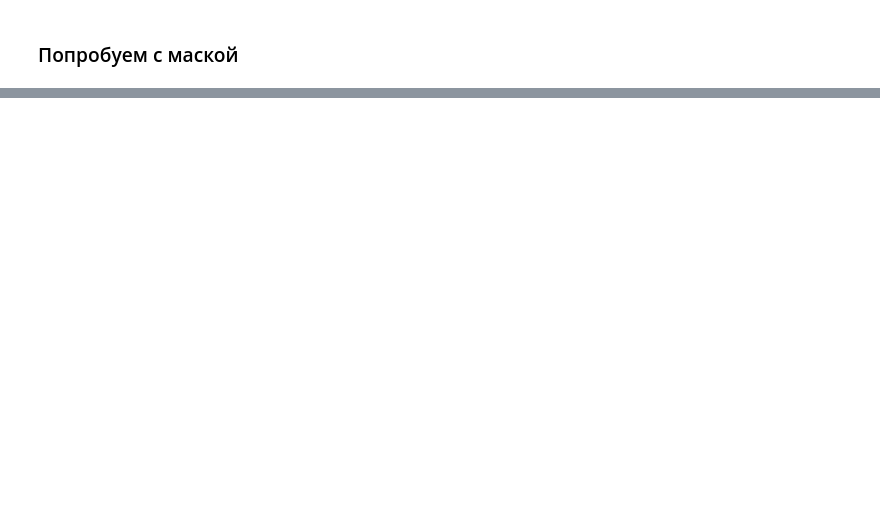
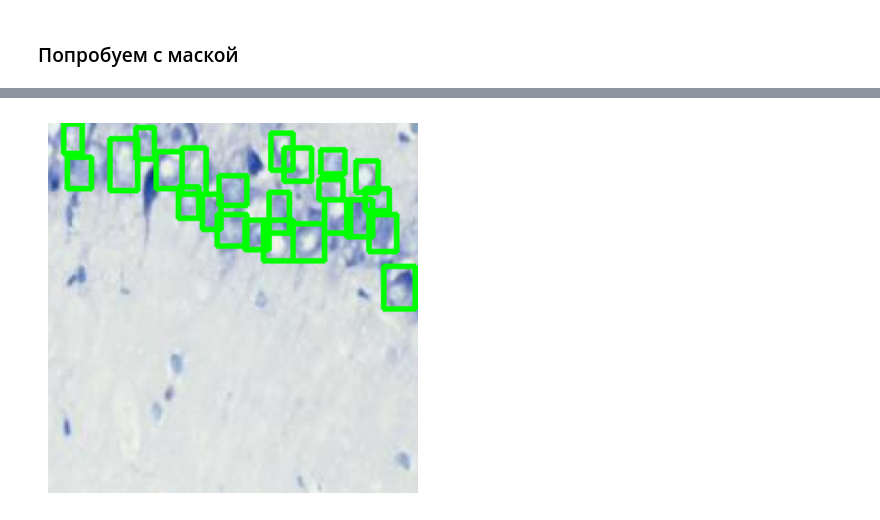
Before and after one commit to ReDanBorn/Neuron.v4i.yolov8_640_Ruslan2, a Jupyter notebook: Cut.ipynb, the cells around one changed output, grey strips where cells are left out. Drawn from its saved outputs; the diff is of its cells as text; code cells hidden in the pictures; blank space fills up the shorter version.

```diff
--- a/Cut.ipynb
+++ b/Cut.ipynb
@@ -27,6 +31,8 @@ def parse_yolo_annotation(annotation_file, image_path):
             annotations.append((x1, y1, x2, y2))
 
     return annotations
+# %%
+annotation = parse_yolo_annotation(annotation_file, image_path)
 # %%
 def crop_annotated_regions(image_path, annotation_file, output_folder):
 
@@ -181,0 +319,87 @@ True
+# %%
+import cv2
+import numpy as np
+import random
+
+# Вычисление соотношения пикселей к миллиметрам
+pixel_to_mm_ratio = (pixel_width_um / 1000) / image_width_px
+
+# Функция для преобразования пикселей в миллиметры
+def pixel_to_mm(x_pixel, y_pixel):
+    x_mm = x_pixel * pixel_to_mm_ratio
+    y_mm = y_pixel * pixel_to_mm_ratio
+    return x_mm, y_mm
+
+# Загрузка изображения
+image = cv2.imread(image_path)
+
+# Выполнение линейной регрессии
+p = np.polyfit(x_values, y_values, 2)
+
+
+# Создаем массив значений X для которых будем вычислять Y на линии тренда
+x_trend = np.linspace(min(x_values), max(x_values), 100)
+
+# Вычисляем значения Y на линии тренда с использованием полинома
+y_trend = np.polyval(p, x_trend)
+
+# Размеры участка для вырезания
+patch_size = 200
+half_patch_size = patch_size // 2
+
+
+# Определяем центр линии тренда
+trend_center_x = int(np.mean(x_trend))
+trend_center_y = int(np.mean(y_trend))
+
+# Повторяем до тех пор, пока не найдем участок, содержащий линию тренда
+while True:
+    # Генерируем случайные смещения относительно центра линии тренда
+    random_offset_x = random.randint(-half_patch_size, half_patch_size)
+    random_offset_y = random.randint(-half_patch_size, half_patch_size)
+
+    # Вычисляем координаты центра участка
+    random_x = trend_center_x + random_offset_x
+    random_y = trend_center_y + random_offset_y
+
+    # Определяем границы участка
+    top_left_x = random_x - half_patch_size
+    top_left_y = random_y - half_patch_size
+    bottom_right_x = random_x + half_patch_size
+    bottom_right_y = random_y + half_patch_size
+
+    # Проверяем, что участок полностью содержится в пределах изображения
+    if (top_left_x >= 0 and top_left_y >= 0 and
+        bottom_right_x <= image.shape[1] and bottom_right_y <= image.shape[0]):
+        # Вырезаем участок изображения
+        patch = image[top_left_y:bottom_right_y, top_left_x:bottom_right_x]
+
+        # Проверяем, содержит ли участок линию тренда (пример)
+        if np.any(np.logical_and(top_left_x <= x_trend, x_trend <= bottom_right_x)) and \
+           np.any(np.logical_and(top_left_y <= y_trend, y_trend <= bottom_right_y)):
+            break
+
+# Подсчет количества аннотаций в области обрезания
+num_annotations_in_patch = 0
+for annotation in annotations:
+    x1, y1, x2, y2 = annotation
+    # Проверка, попадает ли прямоугольник в область обрезания
+    if x1 >= top_left_x and y1 >= top_left_y and x2 <= bottom_right_x and y2 <= bottom_right_y:
+        num_annotations_in_patch += 1
+
+print("Количество аннотаций в области интереса:", num_annotations_in_patch)
+
+annotated_patch = patch.copy()
+
+# Рисуем прямоугольники аннотаций на обрезанном участке изображения
+for annotation in annotations:
+    x1, y1, x2, y2 = annotation
+    # Проверяем, попадает ли аннотация в область обрезания
+    if x1 >= top_left_x and y1 >= top_left_y and x2 <= bottom_right_x and y2 <= bottom_right_y:
+        # Рисуем прямоугольник
+        cv2.rectangle(annotated_patch, (x1 - top_left_x, y1 - top_left_y), (x2 - top_left_x, y2 - top_left_y), (0, 255, 0), 2)
+
+plt.imshow(cv2.cvtColor(annotated_patch, cv2.COLOR_BGR2RGB))
+plt.axis('off')
+plt.show()
+# %% [output]
@@ -181,0 +407 @@ True
+[figure, added]
```
Also changed, not shown: parts of 14 cells of this notebook.
